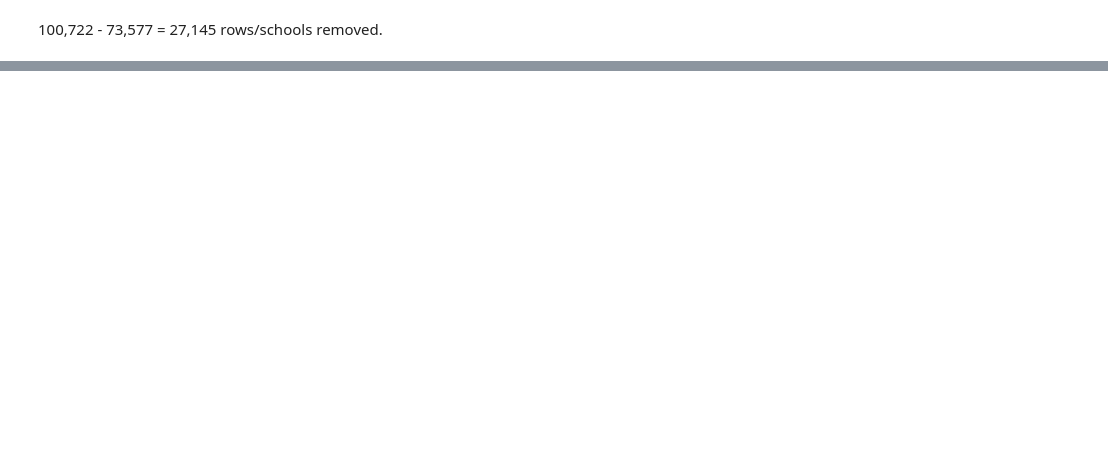
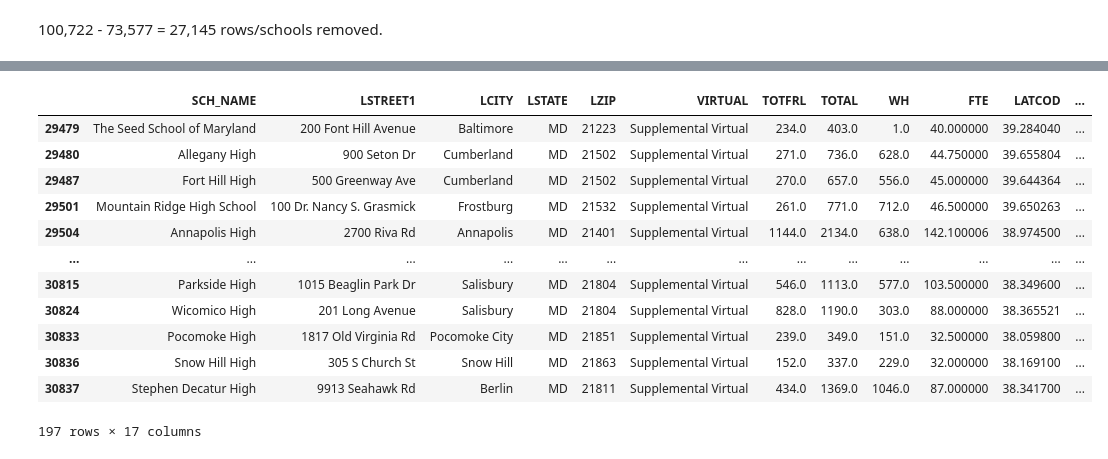
Before and after one commit to djdata2022/Project-2-Data-Visualization, a Jupyter notebook: schools_cleaning.ipynb, the cells around one changed output, grey strips where cells are left out. Cells and saved outputs as stored; diff of their text form; code cells hidden in the pictures; blank space fills up the shorter version.

```diff
--- a/schools_cleaning.ipynb
+++ b/schools_cleaning.ipynb
@@ -84,0 +93,18 @@ dtype: object
+# %%
+# Filter by "High"
+high_df = new_df.loc[new_df["SCHOOL_LEVEL"] == "High", :]
+high_df
+# %% [output]
+|  | SCH_NAME | LSTREET1 | LCITY | LSTATE | LZIP | VIRTUAL | TOTFRL | TOTAL | WH | FTE | LATCOD | ... |
+| 29479 | The Seed School of Maryland | 200 Font Hill Avenue | Baltimore | MD | 21223 | Supplemental Virtual | 234.0 | 403.0 | 1.0 | 40.000000 | 39.284040 | ... |
+| 29480 | Allegany High | 900 Seton Dr | Cumberland | MD | 21502 | Supplemental Virtual | 271.0 | 736.0 | 628.0 | 44.750000 | 39.655804 | ... |
+| 29487 | Fort Hill High | 500 Greenway Ave | Cumberland | MD | 21502 | Supplemental Virtual | 270.0 | 657.0 | 556.0 | 45.000000 | 39.644364 | ... |
+| 29501 | Mountain Ridge High School | 100 Dr. Nancy S. Grasmick | Frostburg | MD | 21532 | Supplemental Virtual | 261.0 | 771.0 | 712.0 | 46.500000 | 39.650263 | ... |
+| 29504 | Annapolis High | 2700 Riva Rd | Annapolis | MD | 21401 | Supplemental Virtual | 1144.0 | 2134.0 | 638.0 | 142.100006 | 38.974500 | ... |
+| ... | ... | ... | ... | ... | ... | ... | ... | ... | ... | ... | ... | ... |
+| 30815 | Parkside High | 1015 Beaglin Park Dr | Salisbury | MD | 21804 | Supplemental Virtual | 546.0 | 1113.0 | 577.0 | 103.500000 | 38.349600 | ... |
+| 30824 | Wicomico High | 201 Long Avenue | Salisbury | MD | 21804 | Supplemental Virtual | 828.0 | 1190.0 | 303.0 | 88.000000 | 38.365521 | ... |
+| 30833 | Pocomoke High | 1817 Old Virginia Rd | Pocomoke City | MD | 21851 | Supplemental Virtual | 239.0 | 349.0 | 151.0 | 32.500000 | 38.059800 | ... |
+| 30836 | Snow Hill High | 305 S Church St | Snow Hill | MD | 21863 | Supplemental Virtual | 152.0 | 337.0 | 229.0 | 32.000000 | 38.169100 | ... |
+| 30837 | Stephen Decatur High | 9913 Seahawk Rd | Berlin | MD | 21811 | Supplemental Virtual | 434.0 | 1369.0 | 1046.0 | 87.000000 | 38.341700 | ... |
+197 rows × 17 columns
```
Also changed, not shown: parts of 7 cells of this notebook, 2 other files.
